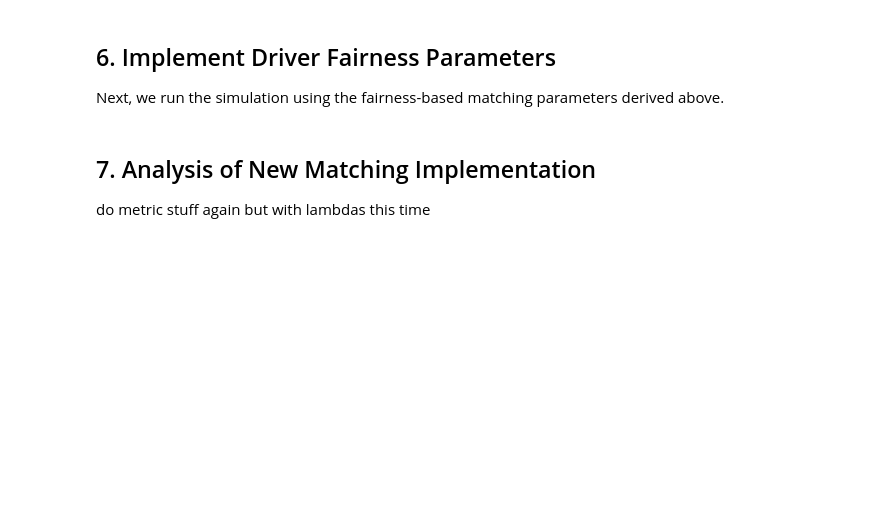
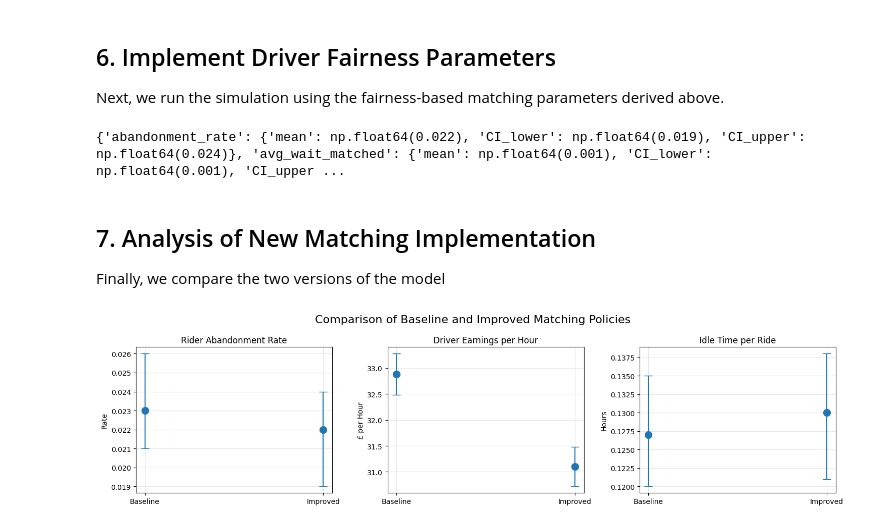
Before and after one commit to ekfortin9059/Simulation-Group-Project-1, a Jupyter notebook: improvement1.ipynb, the cells around one changed output. Cells and saved outputs as stored; diff of their text form; code cells hidden in the pictures; blank space fills up the shorter version.

```diff
--- a/improvement1.ipynb
+++ b/improvement1.ipynb
@@ -722,31 +717,11 @@ Name: 507, dtype: float64
 
 Next, we run the simulation using the fairness-based matching parameters derived above.
 # %%
-## update based on what we actually need to save
-TerminationTime = 100
-num_sims = 10
-
-results = []
-
-next_driver_id = 0
-next_rider_id = 0
-
-for i in range(num_sims):
-
-    sim_result = run_simulation(
-        TerminationTime,
-        iter_D=next_driver_id,
-        iter_R=next_rider_id,
-        lambda1= best['lambda1'],
-        lambda2= best['lambda2']
-    )
-
-    results.append(sim_result)
-
-    # Update counters for next simulation
-    next_driver_id += sim_result["system_metrics"]["N_D"]
-    next_rider_id += sim_result["system_metrics"]["N_R"]
+summary_nm = run_replications(100, best['lambda1'], best['lambda2'], 100)
+print(summary_nm)
+# %% [output]
+{'abandonment_rate': {'mean': np.float64(0.022), 'CI_lower': np.float64(0.019), 'CI_upper': np.float64(0.024)}, 'avg_wait_matched': {'mean': np.float64(0.001), 'CI_lower': np.float64(0.001), 'CI_upper ...
 # %% [markdown]
 ## 7. Analysis of New Matching Implementation
 
-do metric stuff again but with lambdas this time
+Finally, we compare the two versions of the model
@@ -752,0 +736,50 @@ do metric stuff again but with lambdas this time
+# %%
+import matplotlib.pyplot as plt
+import numpy as np
+
+# Helper function to extract mean and CI
+def extract(metric):
+    base = summary_bm[metric]
+    imp = summary_nm[metric]
+
+    means = [base["mean"], imp["mean"]]
+    lower = [base["mean"] - base["CI_lower"], imp["mean"] - imp["CI_lower"]]
+    upper = [base["CI_upper"] - base["mean"], imp["CI_upper"] - imp["mean"]]
+
+    return means, [lower, upper]
+
+
+fig, axes = plt.subplots(1,3, figsize=(15,4))
+
+labels = ["Baseline","Improved"]
+
+# --- Rider Experience ---
+means, err = extract("abandonment_rate")
+
+axes[0].errorbar(labels, means, yerr=err, fmt="o", markersize=10, capsize=6)
+axes[0].set_title("Rider Abandonment Rate")
+axes[0].set_ylabel("Rate")
+axes[0].grid(alpha=0.3)
+
+# --- Platform Performance ---
+means, err = extract("avg_earnings_per_hour")
+
+axes[1].errorbar(labels, means, yerr=err, fmt="o", markersize=10, capsize=6)
+axes[1].set_title("Driver Earnings per Hour")
+axes[1].set_ylabel("£ per Hour")
+axes[1].grid(alpha=0.3)
+
+# --- Driver Fairness ---
+means, err = extract("avg_idle_time_per_ride")
+
+axes[2].errorbar(labels, means, yerr=err, fmt="o", markersize=10, capsize=6)
+axes[2].set_title("Idle Time per Ride")
+axes[2].set_ylabel("Hours")
+axes[2].grid(alpha=0.3)
+
+plt.suptitle("Comparison of Baseline and Improved Matching Policies", fontsize=16)
+
+plt.tight_layout()
+plt.show()
+# %% [output]
+[figure, added]
```
Also changed, not shown: parts of 7 cells of this notebook.
